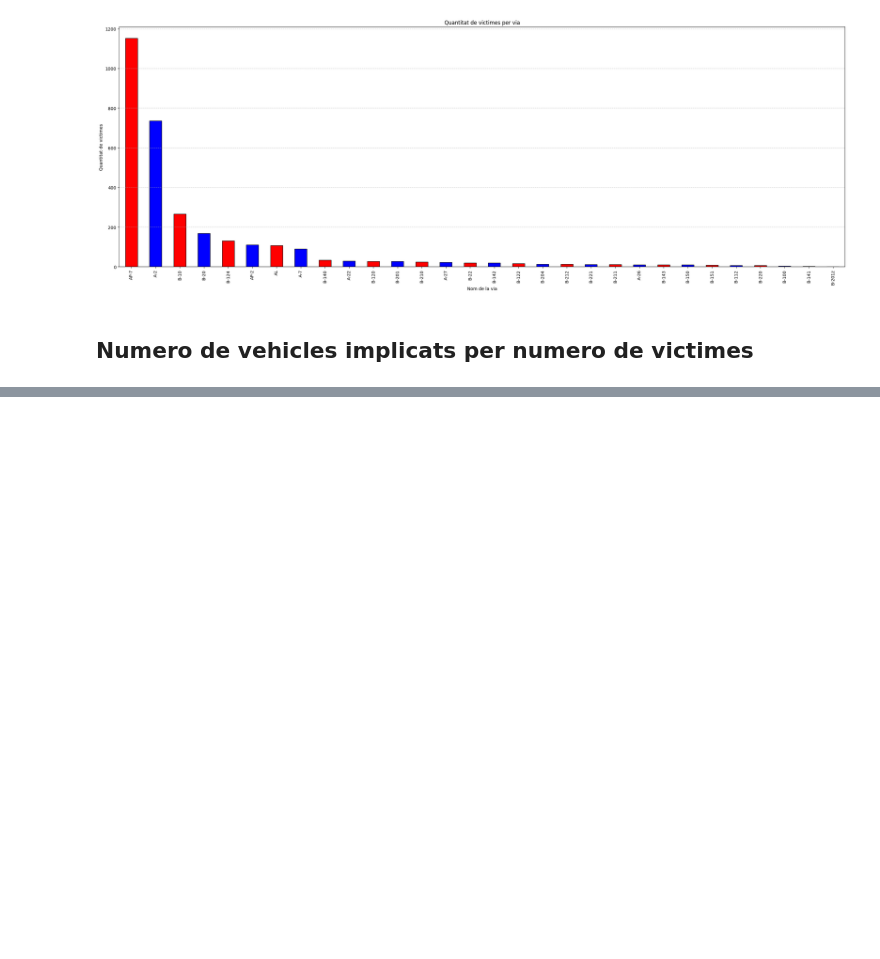
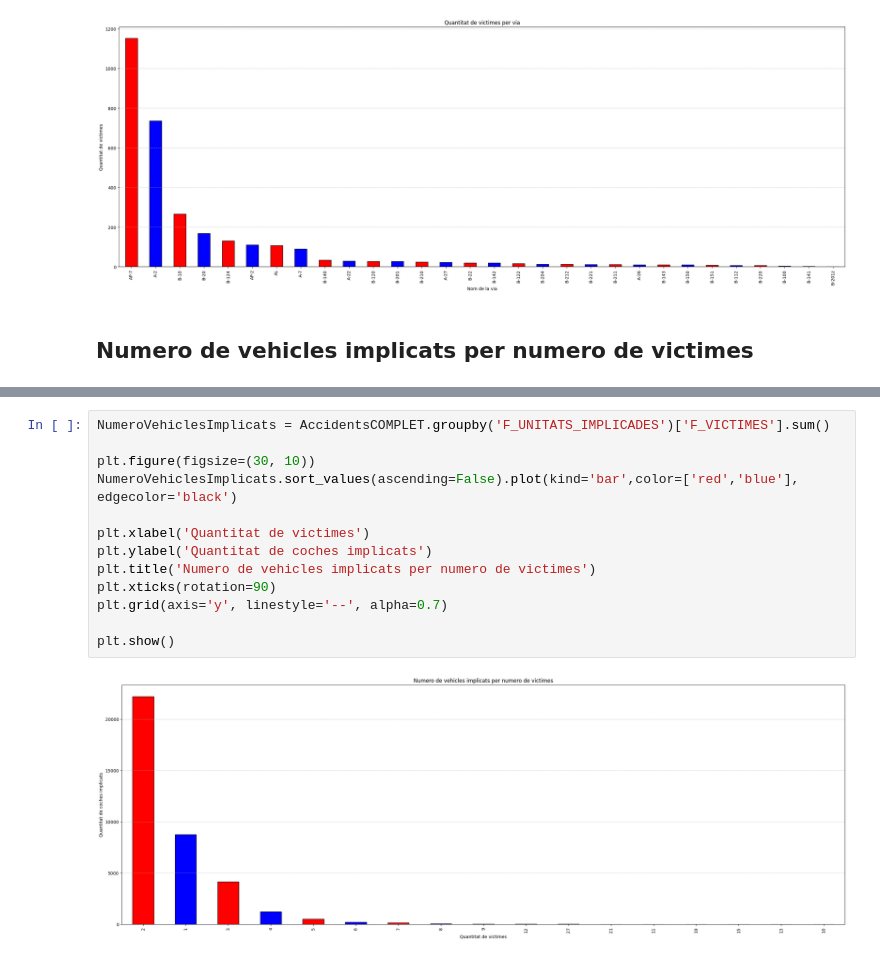
Before and after one commit to SeergiCureero/Proyecto-Analitica-Descriptiva, a Jupyter notebook: main.ipynb, the cells around one changed output, grey strips where cells are left out. Saved outputs shown, nothing was run; the diff lists cells and outputs as text; blank space fills up the shorter version.

```diff
--- a/main.ipynb
+++ b/main.ipynb
@@ -61,0 +94,15 @@ NumeroVehiclesImplicats = AccidentsCOMPLET.groupby('V_',)
+# %%
+NumeroVehiclesImplicats = AccidentsCOMPLET.groupby('F_UNITATS_IMPLICADES')['F_VICTIMES'].sum()
+
+plt.figure(figsize=(30, 10))
+NumeroVehiclesImplicats.sort_values(ascending=False).plot(kind='bar',color=['red','blue'], edgecolor='black')
+
+plt.xlabel('Quantitat de victimes')
+plt.ylabel('Quantitat de coches implicats')
+plt.title('Numero de vehicles implicats per numero de victimes')
+plt.xticks(rotation=90)
+plt.grid(axis='y', linestyle='--', alpha=0.7)
+
+plt.show()
+# %% [output]
+[figure, added]
```
Also changed, not shown: parts of 2 cells of this notebook.
